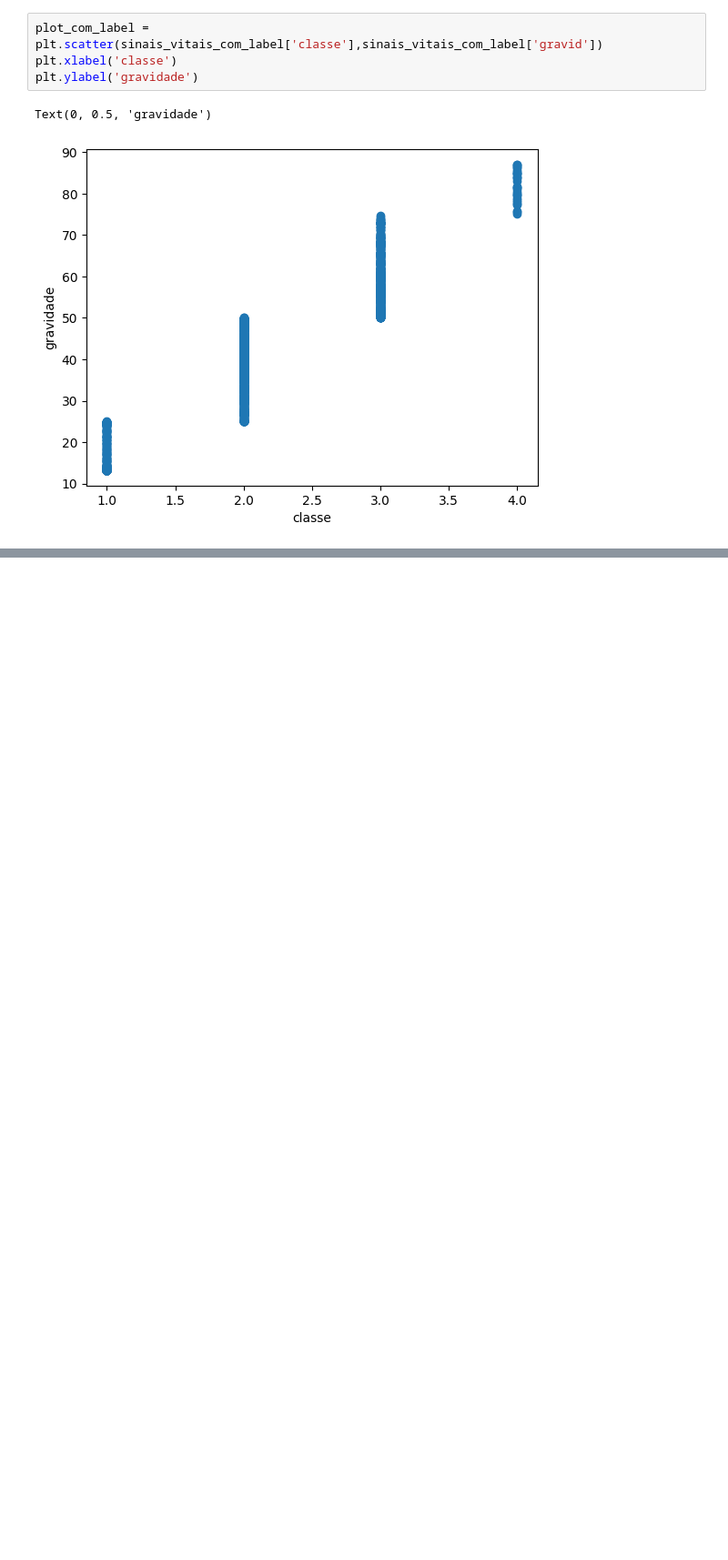
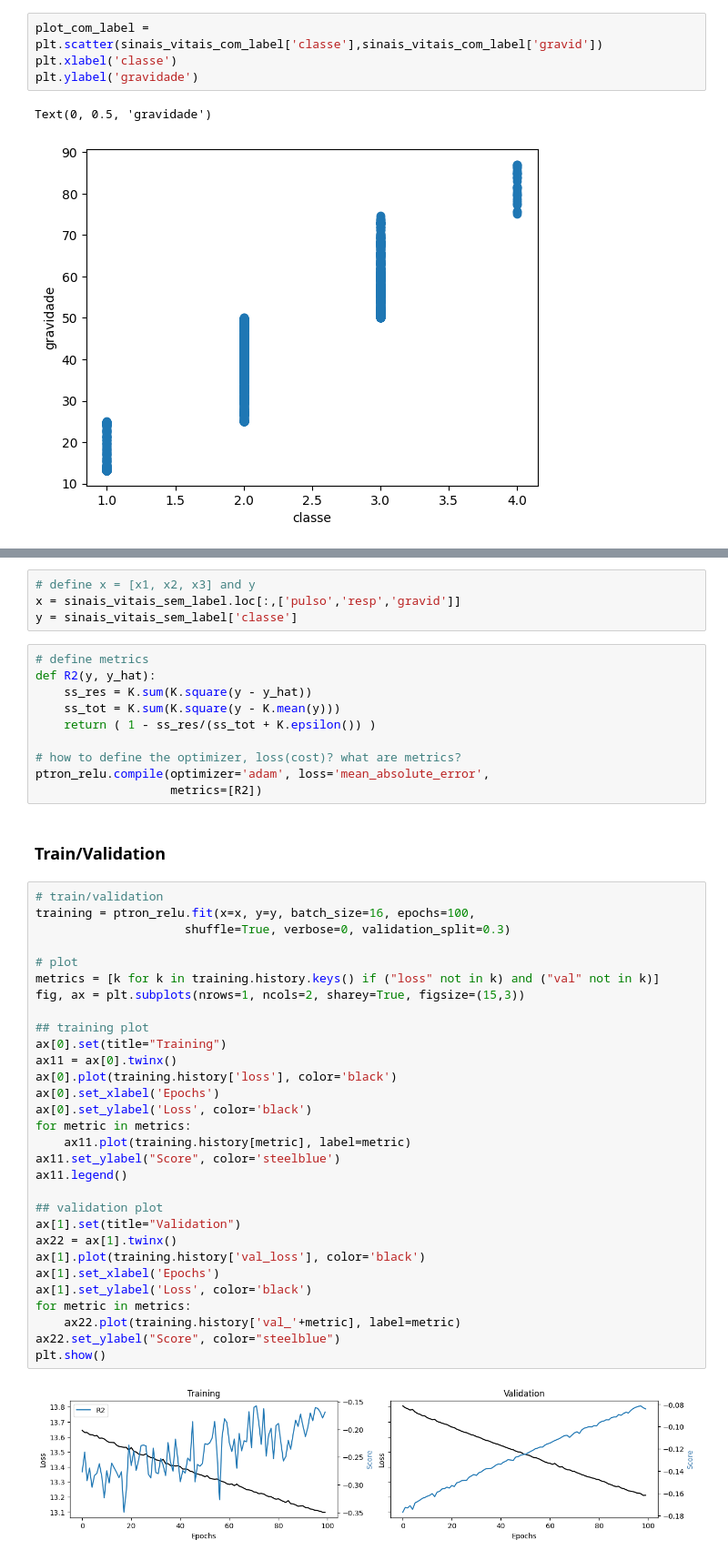
Before and after one commit to taniomi/Sistemas-Inteligentes, a Jupyter notebook: TAREFA_2_0/ANN.ipynb, the cells around one changed output, grey strips where cells are left out. Shown at 91% size. Cells and saved outputs as stored; diff of their text form; blank space fills up the shorter version.

```diff
--- a/TAREFA_2_0/ANN.ipynb
+++ b/TAREFA_2_0/ANN.ipynb
@@ -77,0 +158,48 @@ Text(0, 0.5, 'gravidade')
+# %%
+# define x = [x1, x2, x3] and y
+x = sinais_vitais_sem_label.loc[:,['pulso','resp','gravid']]
+y = sinais_vitais_sem_label['classe']
+# %%
+# define metrics
+def R2(y, y_hat):
+    ss_res = K.sum(K.square(y - y_hat))
+    ss_tot = K.sum(K.square(y - K.mean(y)))
+    return ( 1 - ss_res/(ss_tot + K.epsilon()) )
+
+# how to define the optimizer, loss(cost)? what are metrics?
+ptron_relu.compile(optimizer='adam', loss='mean_absolute_error',
+                   metrics=[R2])
+# %% [markdown]
+### Train/Validation
+# %%
+# train/validation
+training = ptron_relu.fit(x=x, y=y, batch_size=16, epochs=100,
+                     shuffle=True, verbose=0, validation_split=0.3)
+
+# plot
+metrics = [k for k in training.history.keys() if ("loss" not in k) and ("val" not in k)]
+fig, ax = plt.subplots(nrows=1, ncols=2, sharey=True, figsize=(15,3))
+
+## training plot
+ax[0].set(title="Training")
+ax11 = ax[0].twinx()
+ax[0].plot(training.history['loss'], color='black')
+ax[0].set_xlabel('Epochs')
+ax[0].set_ylabel('Loss', color='black')
+for metric in metrics:
+    ax11.plot(training.history[metric], label=metric)
+ax11.set_ylabel("Score", color='steelblue')
+ax11.legend()
+
+## validation plot
+ax[1].set(title="Validation")
+ax22 = ax[1].twinx()
+ax[1].plot(training.history['val_loss'], color='black')
+ax[1].set_xlabel('Epochs')
+ax[1].set_ylabel('Loss', color='black')
+for metric in metrics:
+    ax22.plot(training.history['val_'+metric], label=metric)
+ax22.set_ylabel("Score", color="steelblue")
+plt.show()
+# %% [output]
+[figure, added]
```
Also changed, not shown: parts of 17 cells of this notebook, 4 other files.
